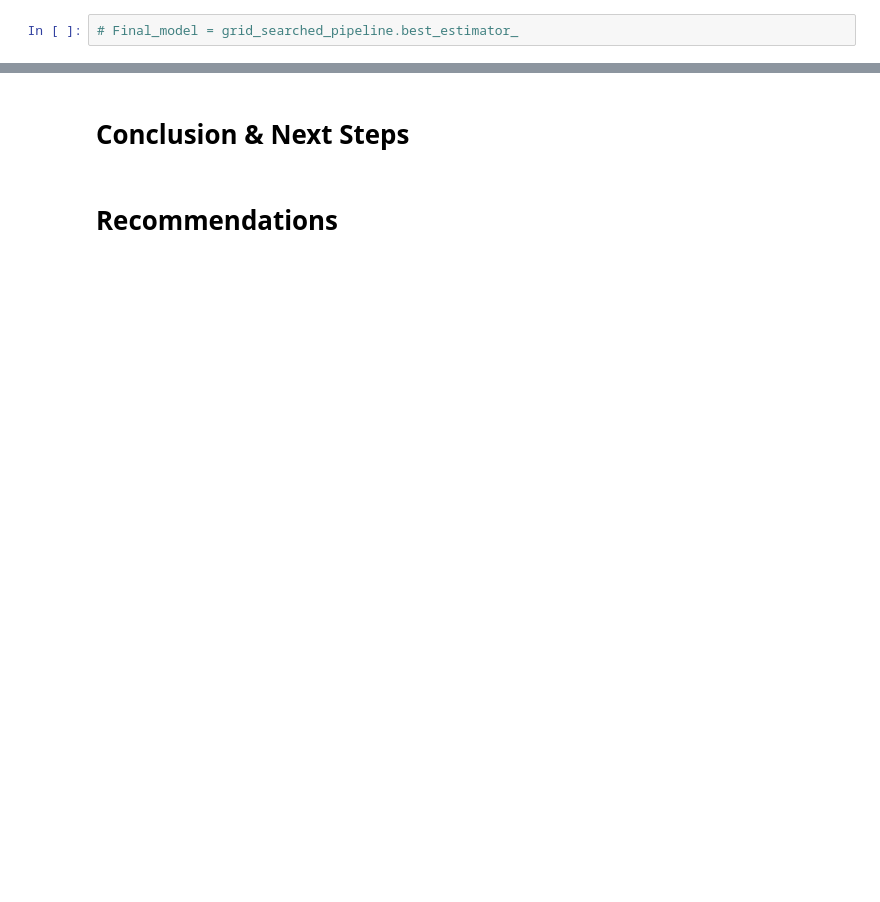
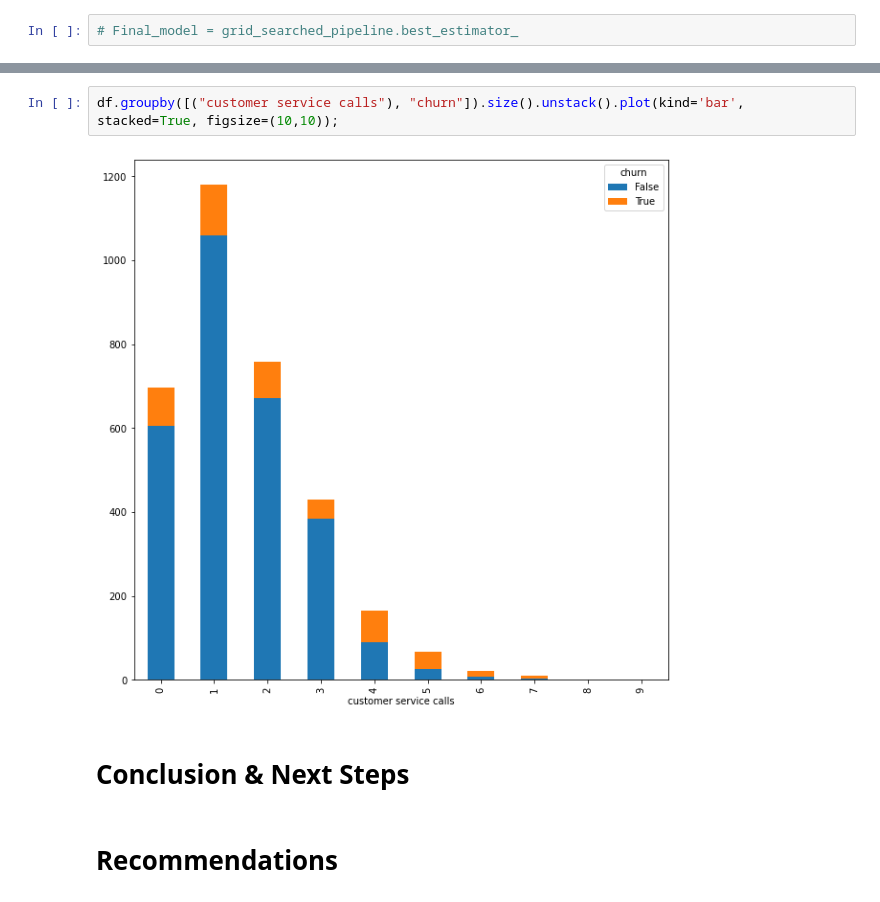
Before and after one commit to ThomasHChapman/P3-Classifer, a Jupyter notebook: SyriatelChurnNotebook.ipynb, the cells around one changed output, grey strips where cells are left out. Drawn from its saved outputs; the diff is of its cells as text; blank space fills up the shorter version.

```diff
--- a/SyriatelChurnNotebook.ipynb
+++ b/SyriatelChurnNotebook.ipynb
@@ -990,3 +1004,7 @@ Standard Deviation in f1 score:  {0.03879221419129113} .
+# %%
+df.groupby([("customer service calls"), "churn"]).size().unstack().plot(kind='bar', stacked=True, figsize=(10,10));
+# %% [output]
+[figure, added]
 # %% [markdown]
 # Conclusion & Next Steps
 # %% [markdown]
```
Also changed, not shown: parts of 15 cells of this notebook.
